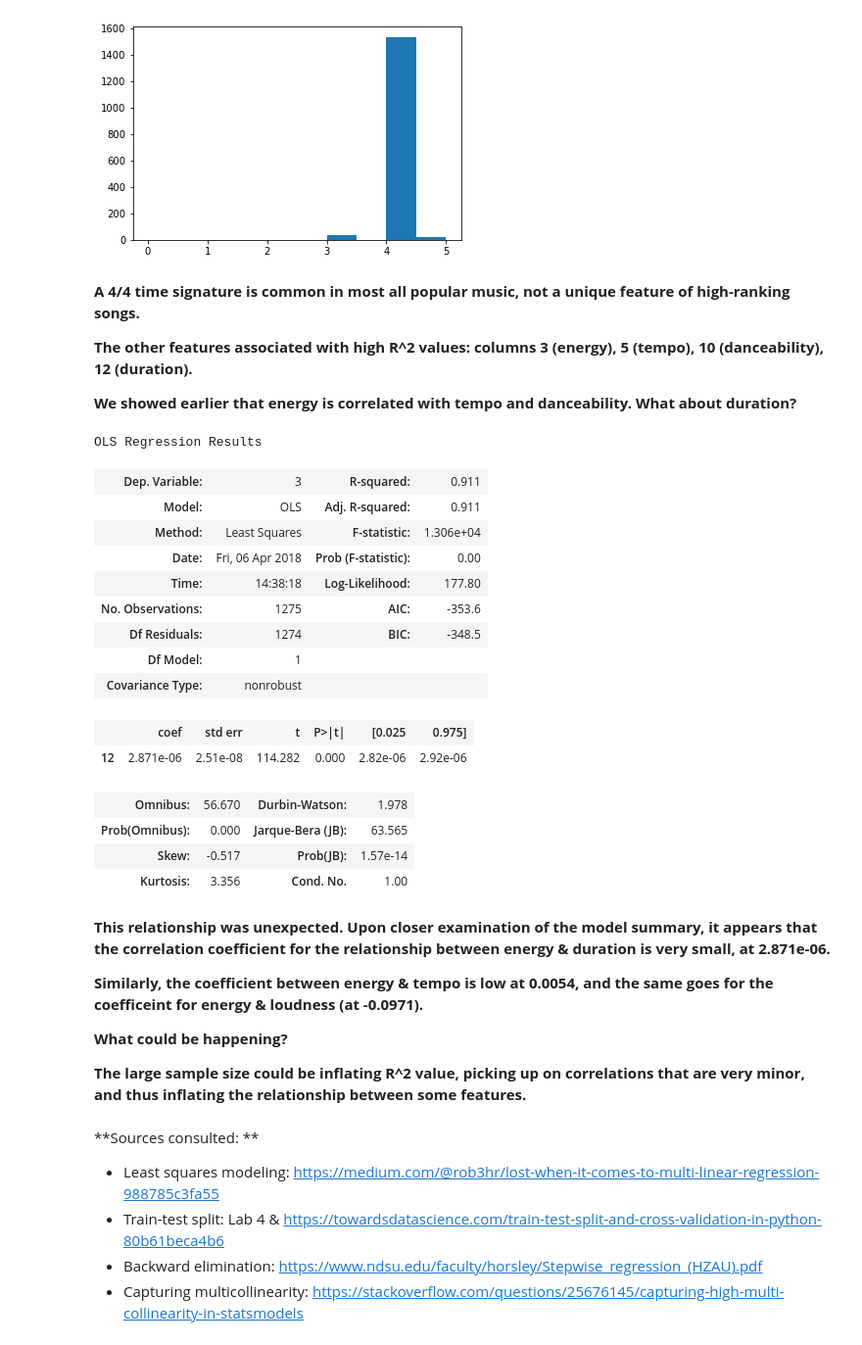
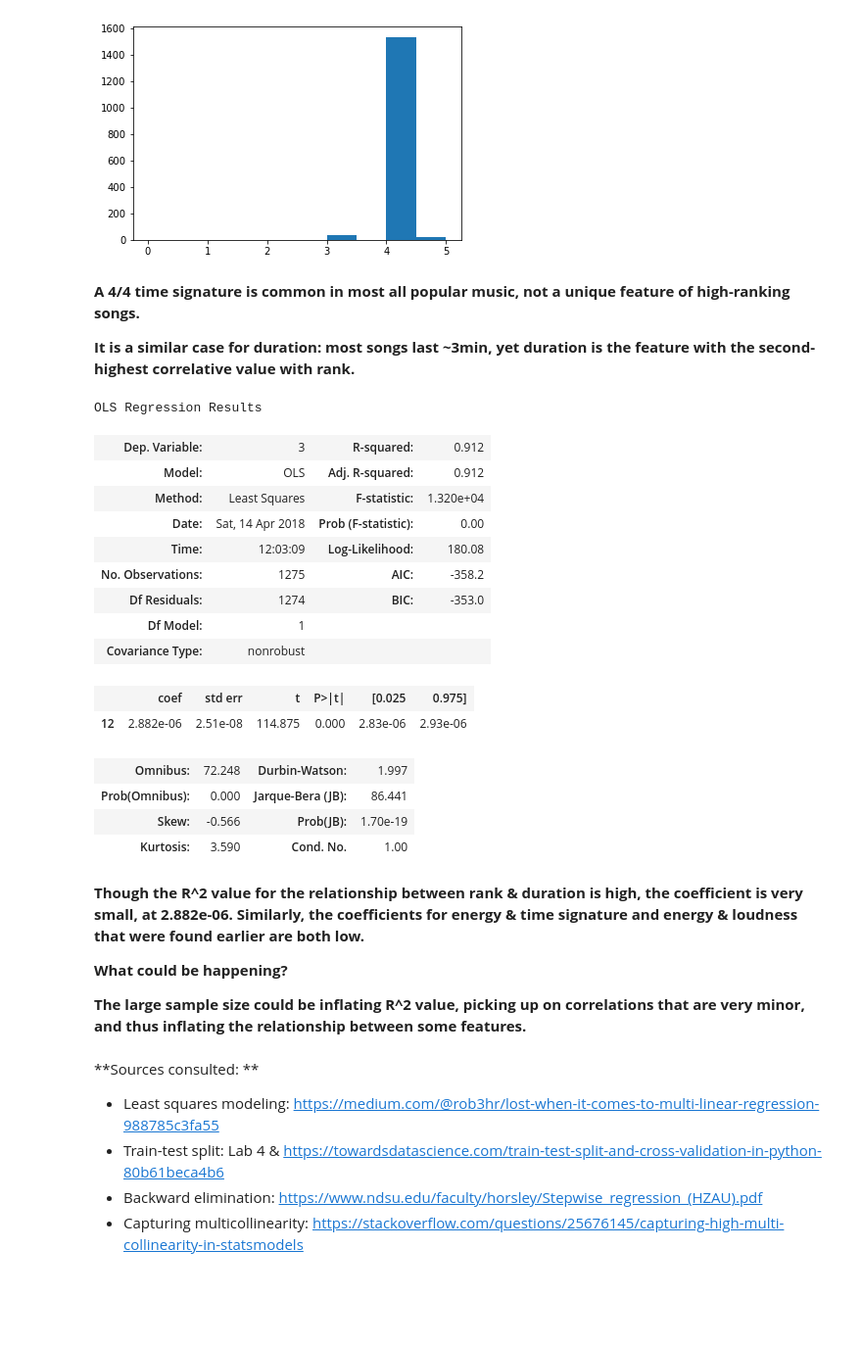
Before and after one commit to susiechoi/predicting_popular_music, a Jupyter notebook: Multilinear_Regression.ipynb, the cells around one changed output. Shown at 98% size. Saved outputs shown, nothing was run; the diff lists cells and outputs as text; code cells hidden in the pictures; blank space fills up the shorter version.

```diff
--- a/Multilinear_Regression.ipynb
+++ b/Multilinear_Regression.ipynb
@@ -622,37 +464,33 @@ plt.show()
 # %% [markdown]
 **A 4/4 time signature is common in most all popular music, not a unique feature of high-ranking songs.**
 
-**The other features associated with high R^2 values: columns 3 (energy), 5 (tempo), 10 (danceability), 12 (duration).**
-
-**We showed earlier that energy is correlated with tempo and danceability. What about duration?**
+**It is a similar case for duration: most songs last ~3min, yet duration is the feature with the second-highest correlative value with rank.**
 # %%
 duration = pd.DataFrame(data=d1, columns=[12])
-energy = pd.DataFrame(data=d1, columns=[3])
+rank = pd.DataFrame(data=d1, columns=[3])
 
-X_train, X_test, y_train, y_test = train_test_split(duration, energy, test_size=0.2)
+X_train, X_test, y_train, y_test = train_test_split(duration, rank, test_size=0.2)
 model = sm.OLS(y_train, X_train).fit()
 model.summary()
 # %% [output]
 OLS Regression Results
-| Dep. Variable: | 3 | R-squared: | 0.911 |
-| Model: | OLS | Adj. R-squared: | 0.911 |
-| Method: | Least Squares | F-statistic: | 1.306e+04 |
-| Date: | Fri, 06 Apr 2018 | Prob (F-statistic): | 0.00 |
-| Time: | 14:38:18 | Log-Likelihood: | 177.80 |
-| No. Observations: | 1275 | AIC: | -353.6 |
-| Df Residuals: | 1274 | BIC: | -348.5 |
+| Dep. Variable: | 3 | R-squared: | 0.912 |
+| Model: | OLS | Adj. R-squared: | 0.912 |
+| Method: | Least Squares | F-statistic: | 1.320e+04 |
+| Date: | Sat, 14 Apr 2018 | Prob (F-statistic): | 0.00 |
+| Time: | 12:03:09 | Log-Likelihood: | 180.08 |
+| No. Observations: | 1275 | AIC: | -358.2 |
+| Df Residuals: | 1274 | BIC: | -353.0 |
 | Df Model: | 1 |  |  |
 | Covariance Type: | nonrobust |  |  |
 |  | coef | std err | t | P>|t| | [0.025 | 0.975] |
-| 12 | 2.871e-06 | 2.51e-08 | 114.282 | 0.000 | 2.82e-06 | 2.92e-06 |
+| 12 | 2.882e-06 | 2.51e-08 | 114.875 | 0.000 | 2.83e-06 | 2.93e-06 |
-| Omnibus: | 56.670 | Durbin-Watson: | 1.978 |
-| Prob(Omnibus): | 0.000 | Jarque-Bera (JB): | 63.565 |
-| Skew: | -0.517 | Prob(JB): | 1.57e-14 |
-| Kurtosis: | 3.356 | Cond. No. | 1.00 |
+| Omnibus: | 72.248 | Durbin-Watson: | 1.997 |
+| Prob(Omnibus): | 0.000 | Jarque-Bera (JB): | 86.441 |
+| Skew: | -0.566 | Prob(JB): | 1.70e-19 |
+| Kurtosis: | 3.590 | Cond. No. | 1.00 |
 # %% [markdown]
-**This relationship was unexpected. Upon closer examination of the model summary, it appears that the correlation coefficient for the relationship between energy & duration is very small, at 2.871e-06.**
-
-**Similarly, the coefficient between energy & tempo is low at 0.0054, and the same goes for the coefficeint for energy & loudness (at -0.0971).**
+**Though the R^2 value for the relationship between rank & duration is high, the coefficient is very small, at 2.882e-06. Similarly, the coefficients for energy & time signature and energy & loudness that were found earlier are both low.**
 
 **What could be happening?**
 
```
Also changed, not shown: parts of 25 cells of this notebook.
